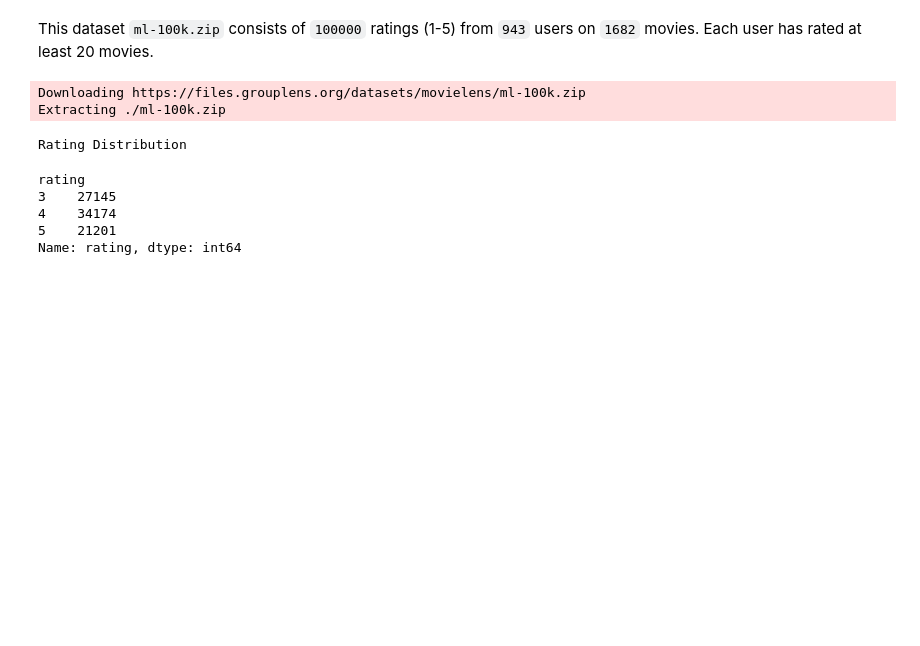
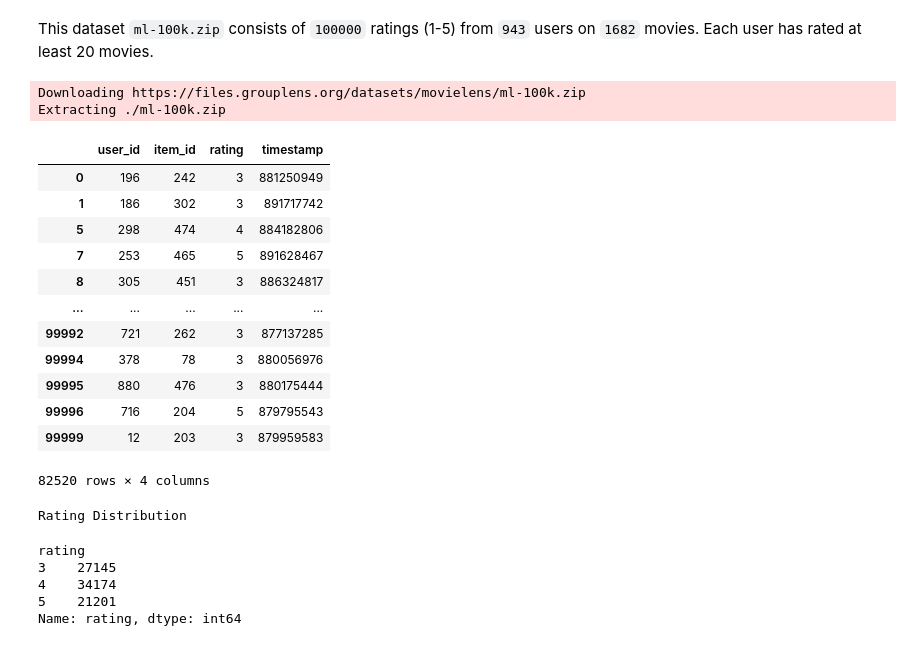
Before and after one commit to urbinaticri/GraphNeuralNetworks, a Jupyter notebook: Recommendation System/Movie Recommendation with LightGCN.ipynb, the cells around one changed output. Drawn from its saved outputs; the diff is of its cells as text; code cells hidden in the pictures; blank space fills up the shorter version.

```diff
--- a/Recommendation System/Movie Recommendation with LightGCN.ipynb
+++ b/Recommendation System/Movie Recommendation with LightGCN.ipynb
@@ -189,7 +189,22 @@ Extracting ./ml-100k.zip
 # %%
 columns_name=['user_id','item_id','rating','timestamp']
 df = pd.read_csv("./ml-100k/u.data",sep="\t",names=columns_name)
 df = df[df['rating']>=3]
+df
+# %% [output]
+|  | user_id | item_id | rating | timestamp |
+| 0 | 196 | 242 | 3 | 881250949 |
+| 1 | 186 | 302 | 3 | 891717742 |
+| 5 | 298 | 474 | 4 | 884182806 |
+| 7 | 253 | 465 | 5 | 891628467 |
+| 8 | 305 | 451 | 3 | 886324817 |
+| ... | ... | ... | ... | ... |
+| 99992 | 721 | 262 | 3 | 877137285 |
+| 99994 | 378 | 78 | 3 | 880056976 |
+| 99995 | 880 | 476 | 3 | 880175444 |
+| 99996 | 716 | 204 | 5 | 879795543 |
+| 99999 | 12 | 203 | 3 | 879959583 |
+82520 rows × 4 columns
 # %%
 print("Rating Distribution")
 df.groupby(['rating'])['rating'].count()
```
Also changed, not shown: parts of 10 cells of this notebook, 1 other file.
